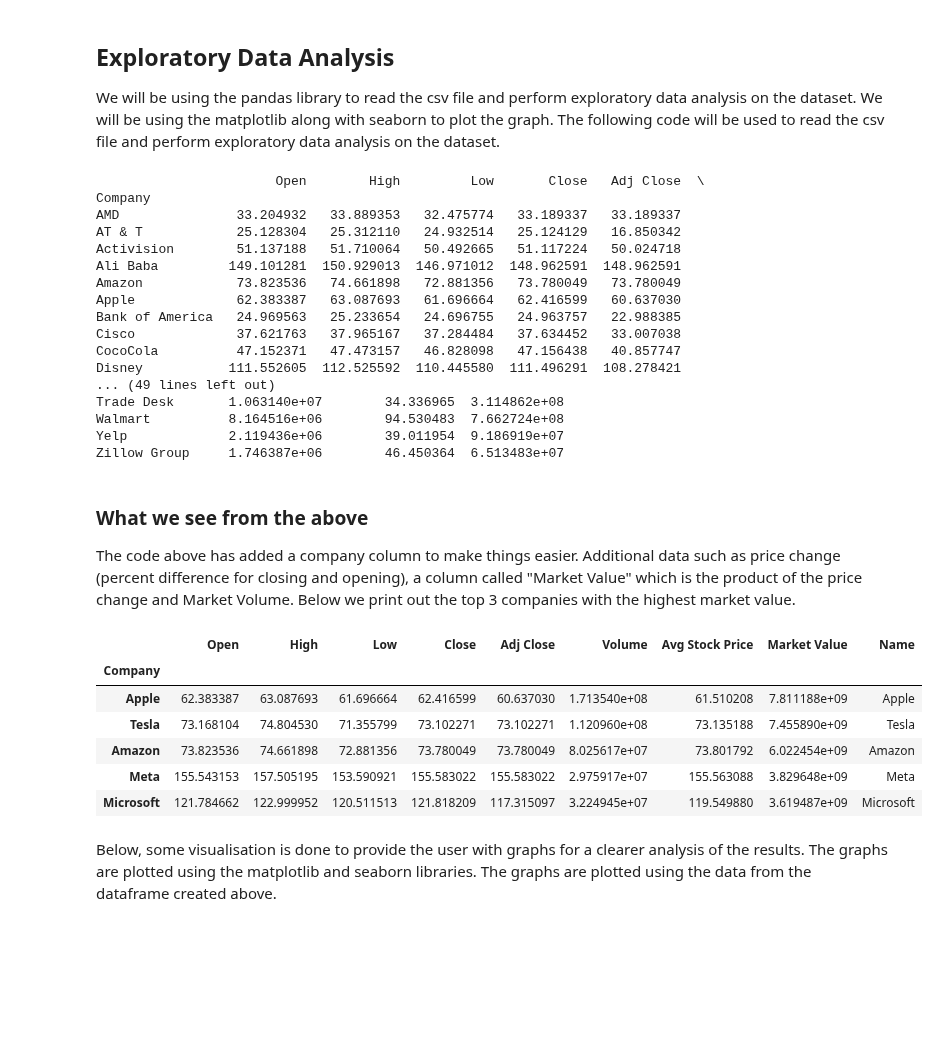
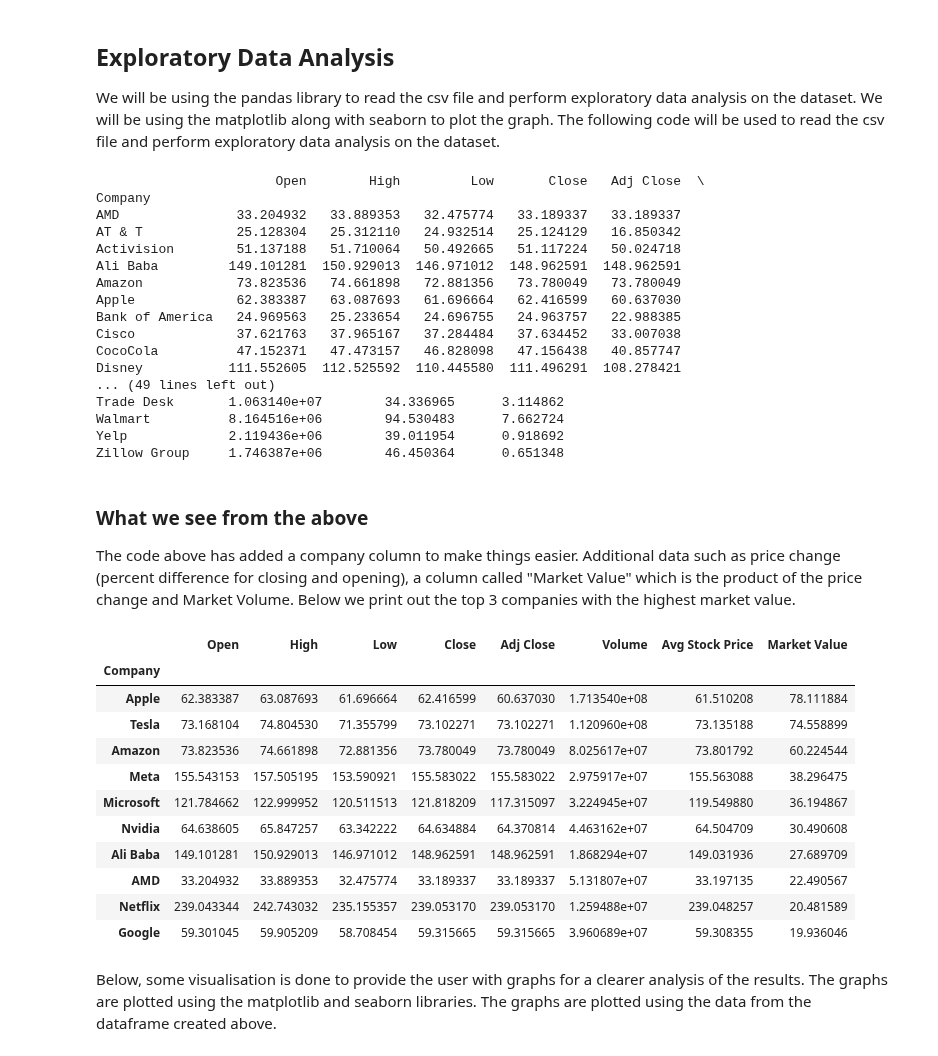
Before and after one commit to ubco-W2022T2-data301/Group35, a Jupyter notebook: analysis/analysis3.ipynb, the cells around one changed output. Cells and saved outputs as stored; diff of their text form; code cells hidden in the pictures; blank space fills up the shorter version.

```diff
--- a/analysis/analysis3.ipynb
+++ b/analysis/analysis3.ipynb
@@ -35,7 +35,7 @@ for i in ls:
 
 df['Company'] = comp                  # Make a new column for company
 df['Avg Stock Price'] = (df['Open'] + df['Adj Close']) / 2   # Avg stock price for each company
-df['Market Value'] = df['Avg Stock Price'] * df['Volume']          # Market volume for each company
+df['Market Value'] = (df['Avg Stock Price'] * df['Volume'])/ (10**8)       # Market volume for each company
 
 gr = df.groupby('Company')            # Describe individual company data
 cleaned = gr.mean()                 # Average price for each company
@@ -54,24 +54,29 @@ Cisco             37.621763   37.965167   37.284484   37.634452   33.007038
 CocoCola          47.152371   47.473157   46.828098   47.156438   40.857747
 Disney           111.552605  112.525592  110.445580  111.496291  108.278421
 ... (49 lines left out)
-Trade Desk       1.063140e+07        34.336965  3.114862e+08
-Walmart          8.164516e+06        94.530483  7.662724e+08
-Yelp             2.119436e+06        39.011954  9.186919e+07
-Zillow Group     1.746387e+06        46.450364  6.513483e+07
+Trade Desk       1.063140e+07        34.336965      3.114862
+Walmart          8.164516e+06        94.530483      7.662724
+Yelp             2.119436e+06        39.011954      0.918692
+Zillow Group     1.746387e+06        46.450364      0.651348
 # %% [markdown]
 ### What we see from the above
 The code above has added a company column to make things easier. Additional data such as price change (percent difference for closing and opening), a column called "Market Value" which is the product of the price change and Market Volume. Below we print out the top 3 companies with the highest market value.
 # %%
 cleaned.sort_values(by=['Market Value'], inplace=True, ascending=False) # Sort by price change
-cleaned.head(5)   # Top 5 companies by Market Value
+cleaned.head(10)   # Top 5 companies by Market Value
 # %% [output]
-|  | Open | High | Low | Close | Adj Close | Volume | Avg Stock Price | Market Value | Name |
-| Company |  |  |  |  |  |  |  |  |  |
-| Apple | 62.383387 | 63.087693 | 61.696664 | 62.416599 | 60.637030 | 1.713540e+08 | 61.510208 | 7.811188e+09 | Apple |
-| Tesla | 73.168104 | 74.804530 | 71.355799 | 73.102271 | 73.102271 | 1.120960e+08 | 73.135188 | 7.455890e+09 | Tesla |
-| Amazon | 73.823536 | 74.661898 | 72.881356 | 73.780049 | 73.780049 | 8.025617e+07 | 73.801792 | 6.022454e+09 | Amazon |
-| Meta | 155.543153 | 157.505195 | 153.590921 | 155.583022 | 155.583022 | 2.975917e+07 | 155.563088 | 3.829648e+09 | Meta |
-| Microsoft | 121.784662 | 122.999952 | 120.511513 | 121.818209 | 117.315097 | 3.224945e+07 | 119.549880 | 3.619487e+09 | Microsoft |
+|  | Open | High | Low | Close | Adj Close | Volume | Avg Stock Price | Market Value |
+| Company |  |  |  |  |  |  |  |  |
+| Apple | 62.383387 | 63.087693 | 61.696664 | 62.416599 | 60.637030 | 1.713540e+08 | 61.510208 | 78.111884 |
+| Tesla | 73.168104 | 74.804530 | 71.355799 | 73.102271 | 73.102271 | 1.120960e+08 | 73.135188 | 74.558899 |
+| Amazon | 73.823536 | 74.661898 | 72.881356 | 73.780049 | 73.780049 | 8.025617e+07 | 73.801792 | 60.224544 |
+| Meta | 155.543153 | 157.505195 | 153.590921 | 155.583022 | 155.583022 | 2.975917e+07 | 155.563088 | 38.296475 |
+| Microsoft | 121.784662 | 122.999952 | 120.511513 | 121.818209 | 117.315097 | 3.224945e+07 | 119.549880 | 36.194867 |
+| Nvidia | 64.638605 | 65.847257 | 63.342222 | 64.634884 | 64.370814 | 4.463162e+07 | 64.504709 | 30.490608 |
+| Ali Baba | 149.101281 | 150.929013 | 146.971012 | 148.962591 | 148.962591 | 1.868294e+07 | 149.031936 | 27.689709 |
+| AMD | 33.204932 | 33.889353 | 32.475774 | 33.189337 | 33.189337 | 5.131807e+07 | 33.197135 | 22.490567 |
+| Netflix | 239.043344 | 242.743032 | 235.155357 | 239.053170 | 239.053170 | 1.259488e+07 | 239.048257 | 20.481589 |
+| Google | 59.301045 | 59.905209 | 58.708454 | 59.315665 | 59.315665 | 3.960689e+07 | 59.308355 | 19.936046 |
 # %% [markdown]
 Below, some visualisation is done to provide the user with graphs for a clearer analysis of the results. The graphs are plotted using the matplotlib and seaborn libraries. The graphs are plotted using the data from the dataframe created above.
 # %%
```
Also changed, not shown: parts of 7 cells of this notebook.
